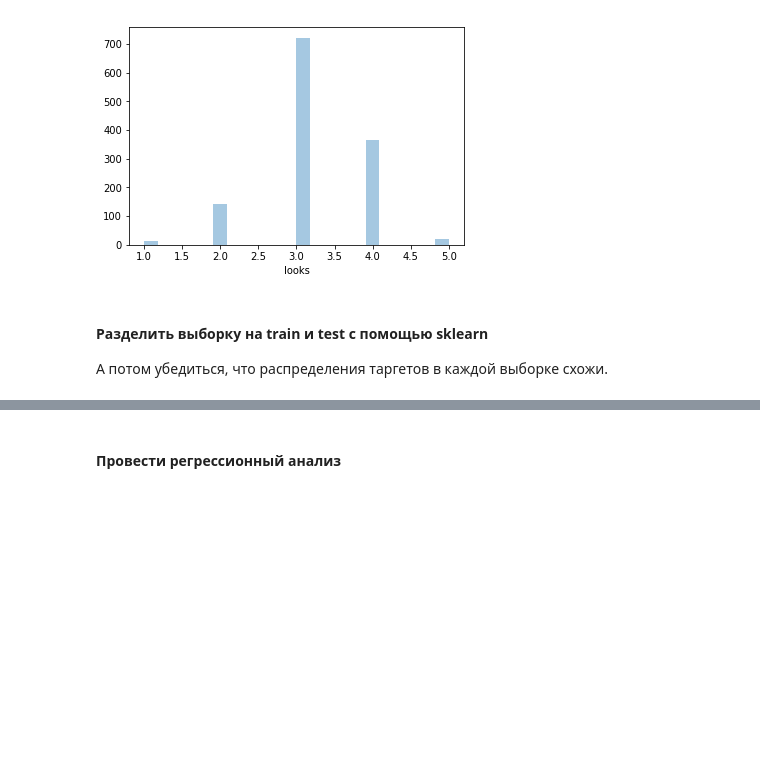
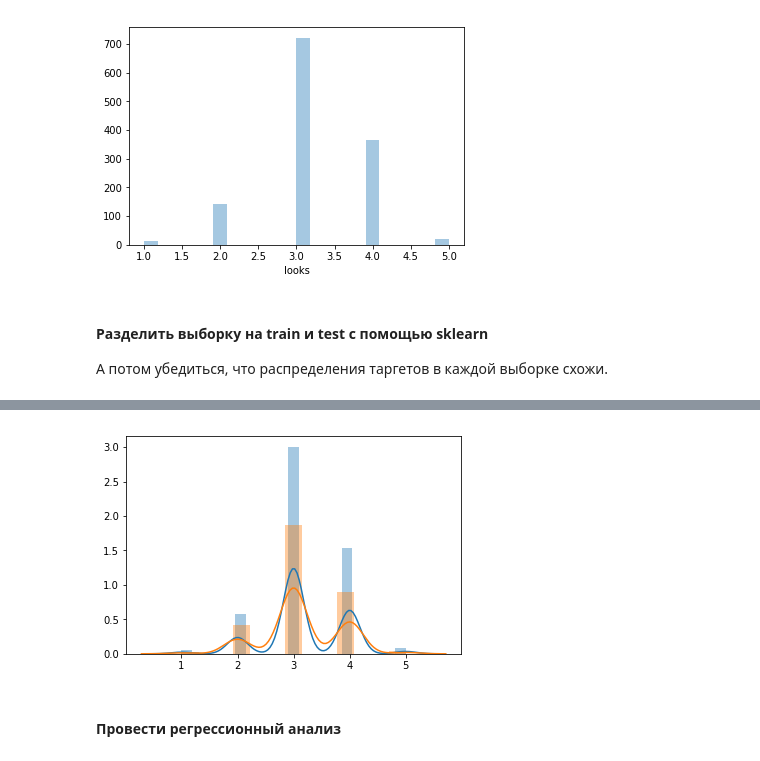
Before and after one commit to Afsent/Nordic_IT_School, a Jupyter notebook: ML/HW22/HW22_Regression .ipynb, the cells around one changed output, grey strips where cells are left out. Saved outputs shown, nothing was run; the diff lists cells and outputs as text; code cells hidden in the pictures; blank space fills up the shorter version.

```diff
--- a/ML/HW22/HW22_Regression .ipynb
+++ b/ML/HW22/HW22_Regression .ipynb
@@ -70,3 +88,9 @@ X_test.shape
+# %%
+sns.distplot(y_train)
+sns.distplot(y_test)
+plt.show()
+# %% [output]
+[figure, added]
 # %% [markdown]
 #### Провести регрессионный анализ
 # %%
```
Also changed, not shown: parts of 15 cells of this notebook.
